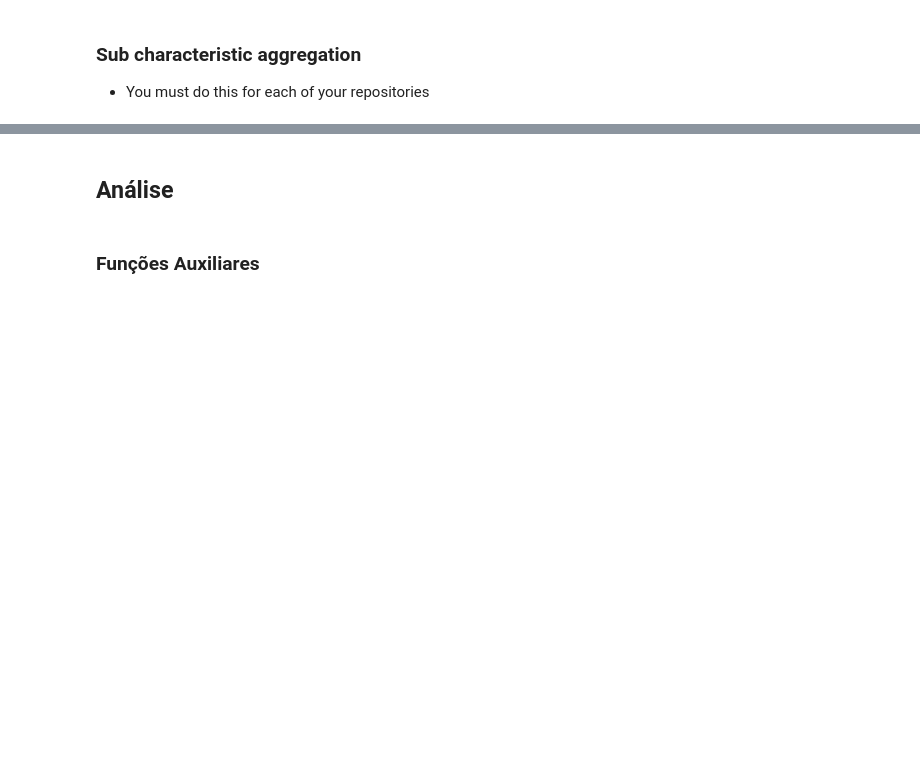
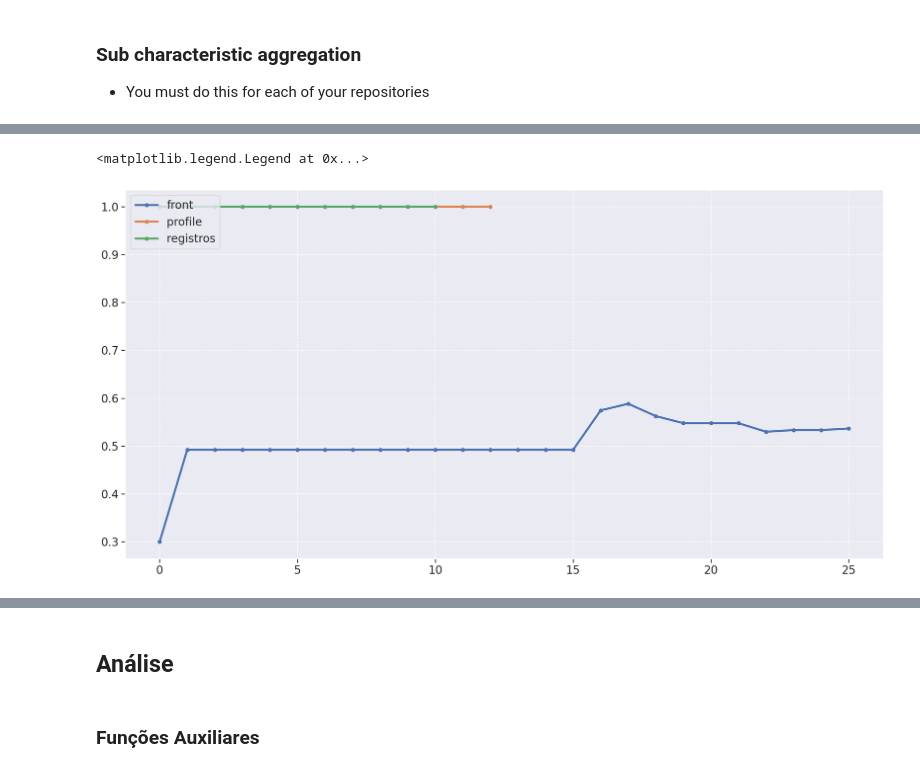
Before and after one commit to fga-eps-mds/2021.1-Oraculo, a Jupyter notebook: analytics-notebooks/analytics.ipynb, the cells around one changed output, grey strips where cells are left out. Drawn from its saved outputs; the diff is of its cells as text; code cells hidden in the pictures; blank space fills up the shorter version.

```diff
--- a/analytics-notebooks/analytics.ipynb
+++ b/analytics-notebooks/analytics.ipynb
@@ -383,12 +421,15 @@ plt.legend(loc='lower left')
 # %%
 fig = plt.figure(figsize=(20, 10))
 
 
 plt.plot(frontEnd_metrics['testing_status'], label='front', linewidth=3, marker='o', markersize=5)
 plt.plot(profile_metrics['testing_status'], label='profile', linewidth=3, marker='o', markersize=5)
-plt.plot(processos_metrics['testing_status'], label='registros', linewidth=3, marker='o', markersize=5)
+plt.plot(registros_metrics['testing_status'], label='registros', linewidth=3, marker='o', markersize=5)
 
 plt.legend(loc='upper left')
+# %% [output]
+<matplotlib.legend.Legend at 0x...>
+[figure, added]
 # %%
 metrics_df = pd.concat([
 frontEnd_metrics,
```
Also changed, not shown: parts of 56 cells of this notebook, 34 other files.
